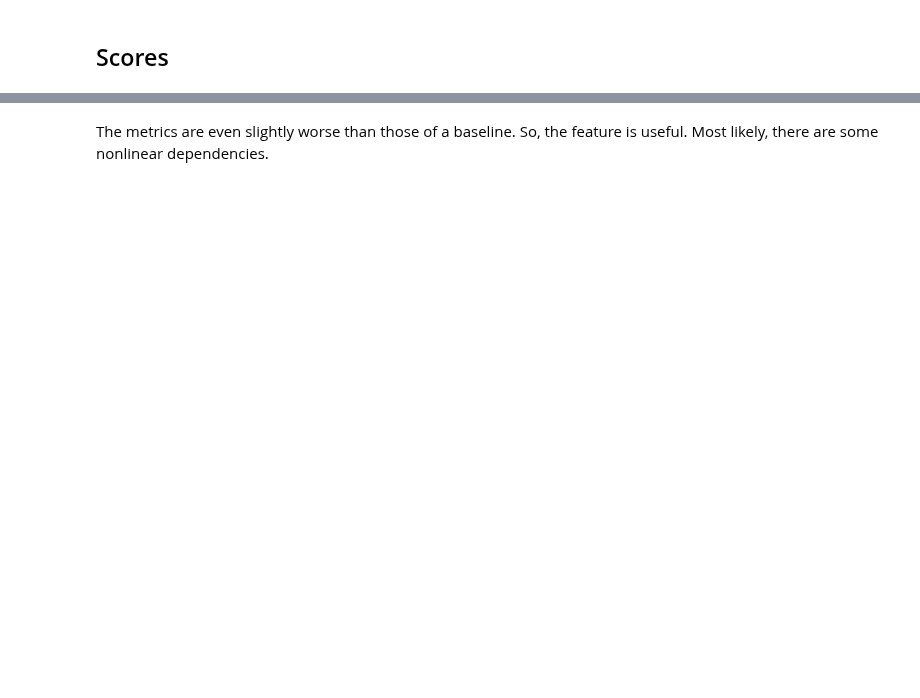
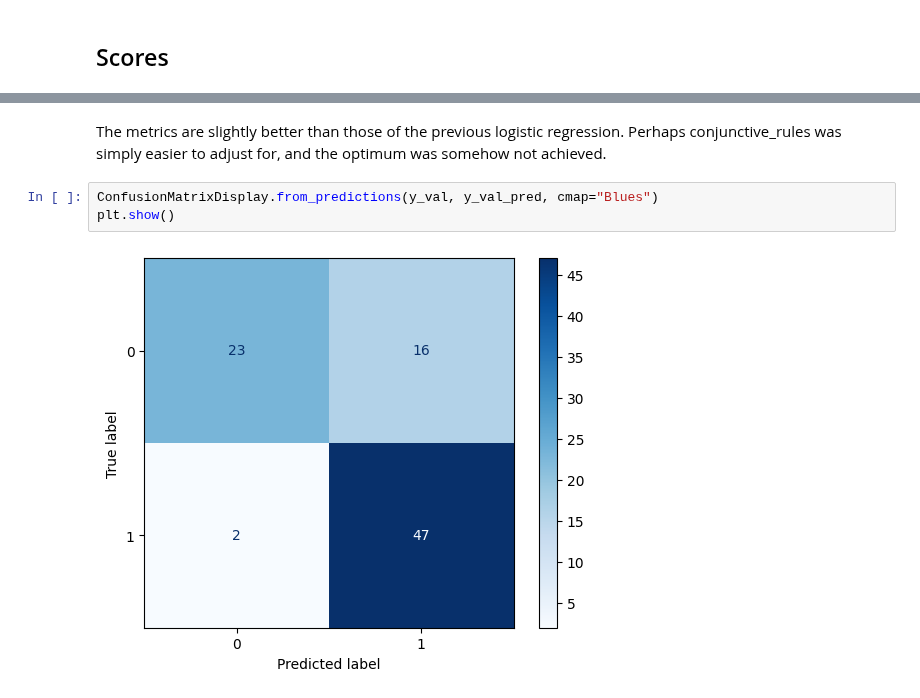
Before and after one commit to Lymuthien/heart_failure, a Jupyter notebook: notebooks/4.1-logistic-regression_without_conj_feature.ipynb, the cells around one changed output, grey strips where cells are left out. Cells and saved outputs as stored; diff of their text form; blank space fills up the shorter version.

Commit message:
Calculate new metrics for models.

```diff
--- a/notebooks/4.1-logistic-regression_without_conj_feature.ipynb
+++ b/notebooks/4.1-logistic-regression_without_conj_feature.ipynb
@@ -106,3 +114,8 @@ pr_auc       0.920624
 dtype: float64
 # %% [markdown]
-The metrics are even slightly worse than those of a baseline. So, the feature is useful. Most likely, there are some nonlinear dependencies.
+The metrics are slightly better than those of the previous logistic regression. Perhaps conjunctive_rules was simply easier to adjust for, and the optimum was somehow not achieved.
+# %%
+ConfusionMatrixDisplay.from_predictions(y_val, y_val_pred, cmap="Blues")
+plt.show()
+# %% [output]
+[figure, added]
```
Also changed, not shown: parts of 9 cells of this notebook, 6 other files.
